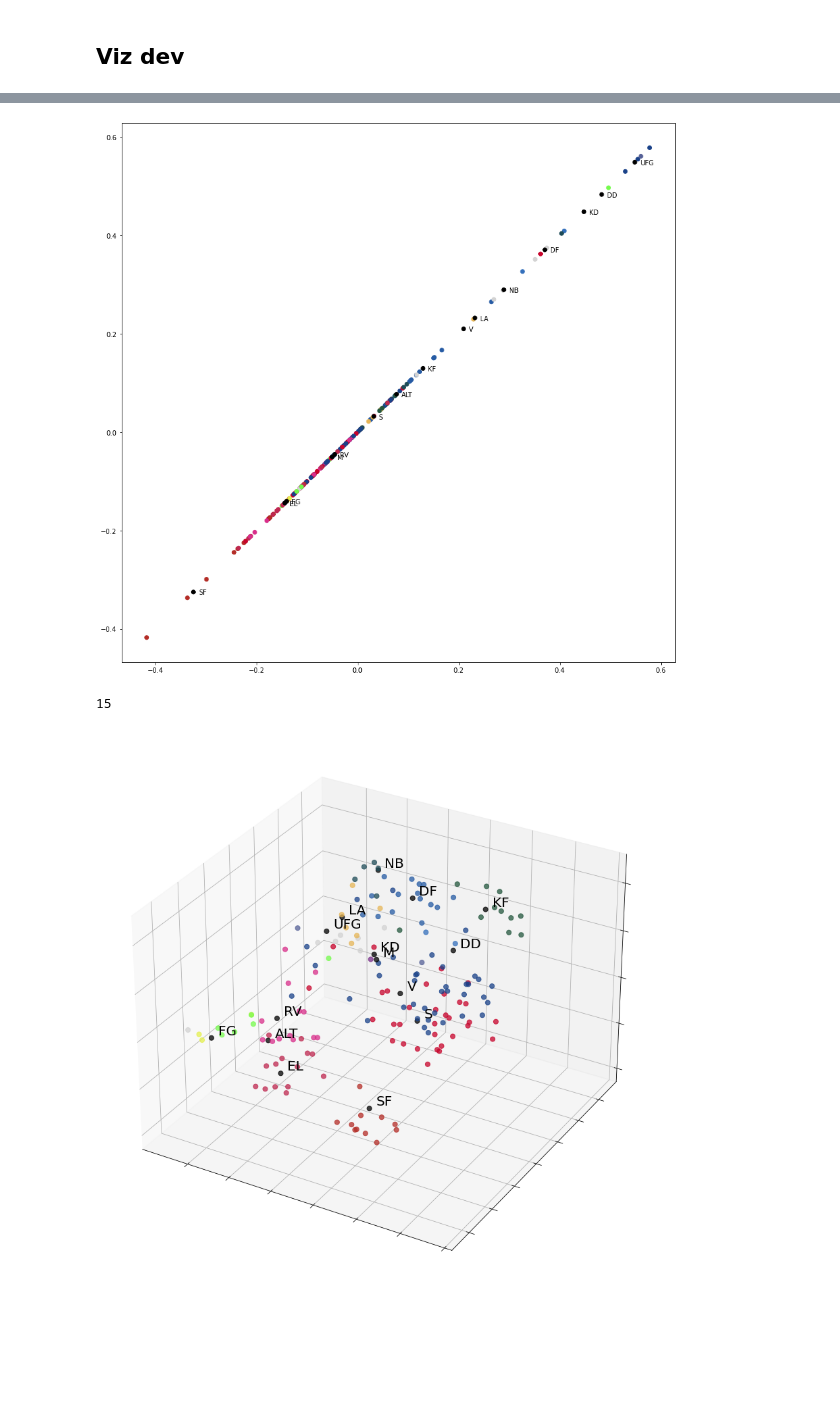
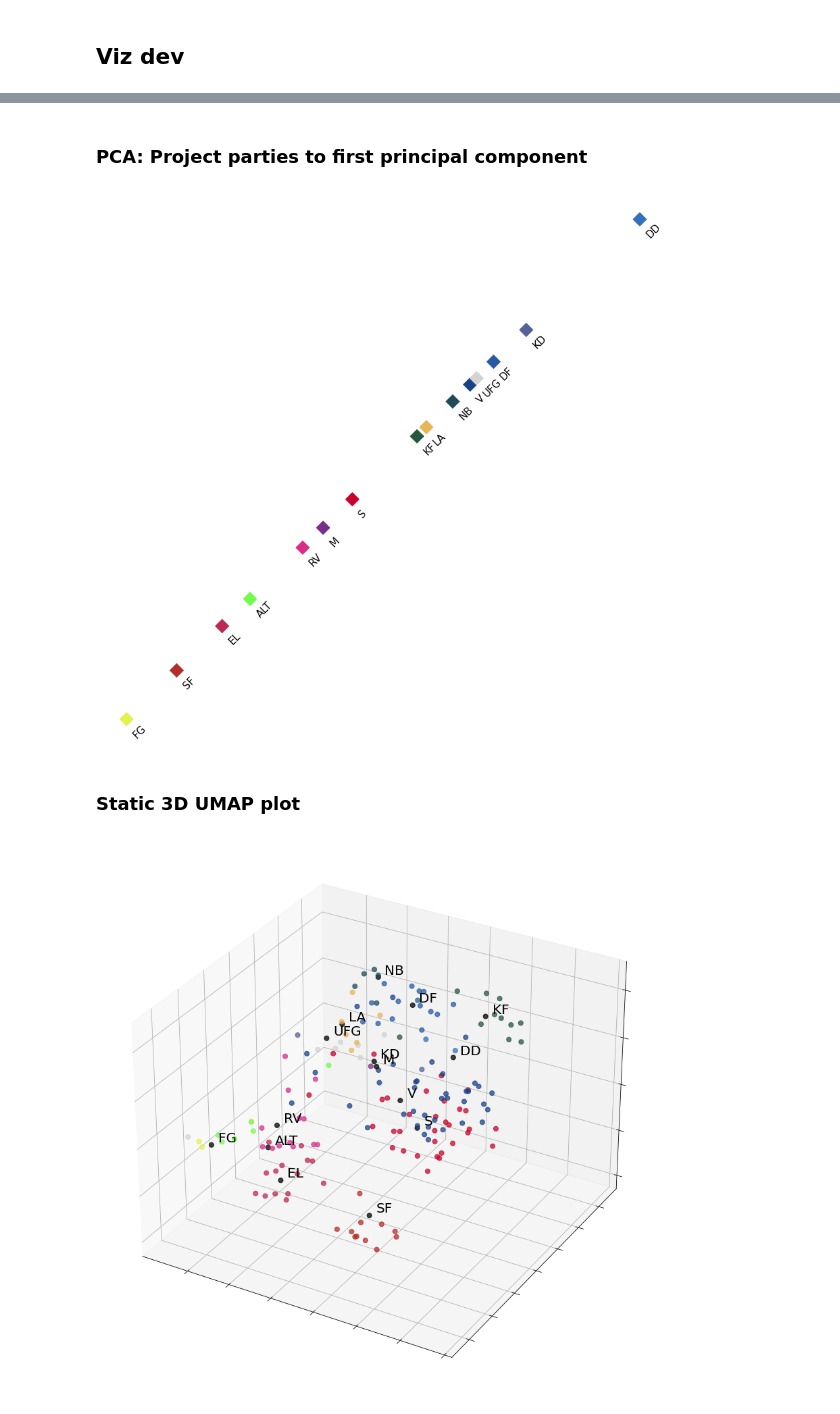
Before and after one commit to mathiasbruun/DCPA, a Jupyter notebook: politician2vec_example.ipynb, the cells around one changed output, grey strips where cells are left out. Drawn from its saved outputs; the diff is of its cells as text; code cells hidden in the pictures; blank space fills up the shorter version.

Commit message:
plot tweaks

```diff
--- a/politician2vec_example.ipynb
+++ b/politician2vec_example.ipynb
@@ -303,35 +305,41 @@ umap.plot.show(p)
 # %% [output]
 [interactive output not drawn]
 [interactive output not drawn]
+# %% [markdown]
+### PCA: Project parties to first principal component
 # %%
 pca = PCA(n_components=1)
 # %%
 reduced = pca.fit_transform(
     np.vstack([
-        pol2vec_model.document_vectors,
+        #pol2vec_model.document_vectors,
         pol2vec_model.topic_vectors
         ]))
 # %%
 only_party_labs = combined_hover
 only_party_labs.loc[only_party_labs['full_name'].notna(),'party'] = ''
+only_party_labs = only_party_labs[166:].reset_index(drop=True)
+# %%
+only_party_labs['color'] = only_party_labs['party'].map(colormap)
 # %%
 fig = plt.figure(figsize=(15,15))
 
 ax = plt.scatter(
     x = reduced,
     y = reduced,
-    c=combined_hover['color'],
-    cmap=combined_hover['color']
+    c=only_party_labs['color'],
+    s = 200,
+    marker = 'D'
     )
 
+plt.axis('off')
+
 for i in range(len(reduced)):
-    plt.annotate(only_party_labs['party'][i], (reduced[i]+0.01, reduced[i]-0.005))
+    plt.annotate(only_party_labs['party'][i], (reduced[i]+0.01, reduced[i]-0.04), size = 15, rotation = 45)
 # %% [output]
-[figure, old version]
+[figure, new version]
-# %%
-len(topic_labels)
-# %% [output]
-15
+# %% [markdown]
+### Static 3D UMAP plot
 # %%
 fig = plt.figure(figsize=(15,15))
 ax = plt.axes(projection='3d')
```
Also changed, not shown: parts of 1 cell of this notebook.
